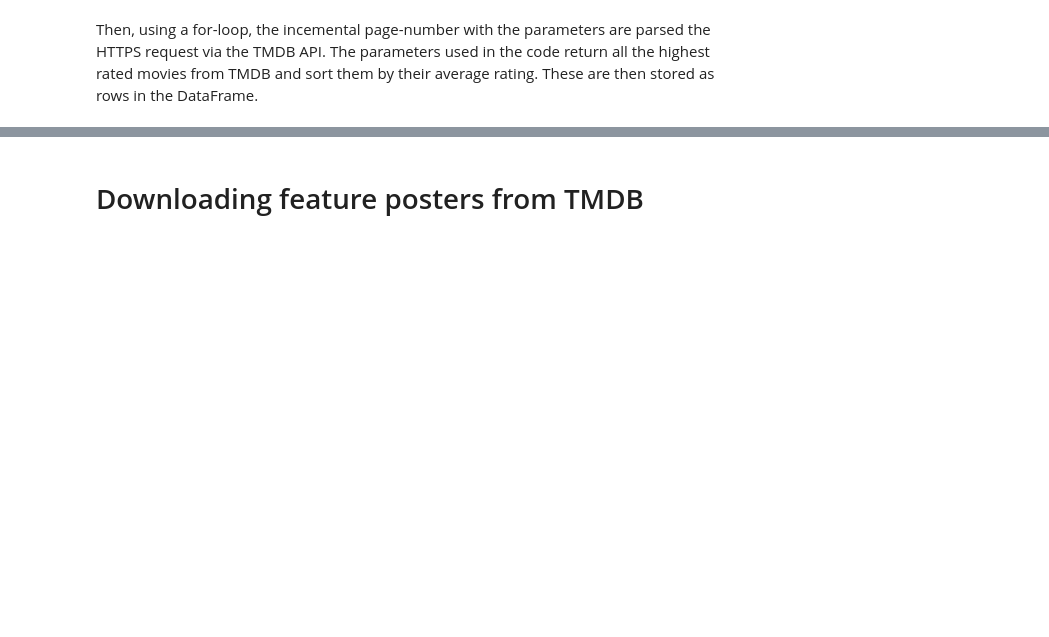
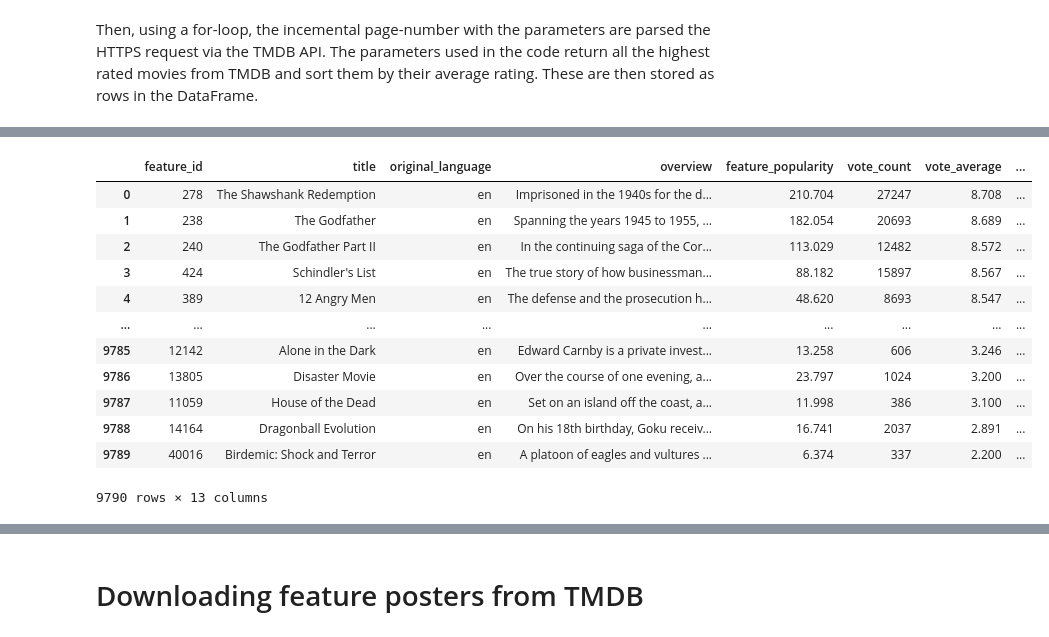
Before and after one commit to AleksandarLukic96/02805_Social_Graphs_and_Interactions, a Jupyter notebook: FINAL_PROJECT/TMDB_webscraper.ipynb, the cells around one changed output, grey strips where cells are left out. Saved outputs shown, nothing was run; the diff lists cells and outputs as text; code cells hidden in the pictures; blank space fills up the shorter version.

```diff
--- a/FINAL_PROJECT/TMDB_webscraper.ipynb
+++ b/FINAL_PROJECT/TMDB_webscraper.ipynb
@@ -63,7 +55,7 @@ TOTAL_PAGES=490
 Using the total number of pages, all features can be extracted incrementally for each page and appended to a pandas DataFrame. The DataFrame can then be saved as a .csv file.
 Initially, the DataFrame is set up as follows:
 # %%
-df = pd.DataFrame()
+features_df = pd.DataFrame()
 # %% [markdown]
 Then, using a for-loop, the incemental page-number with the parameters are parsed the HTTPS request via the TMDB API.
 The parameters used in the code return all the highest rated movies from TMDB and sort them by their average rating.
@@ -81,7 +73,7 @@ for PAGE in progress_bar:
     }
 
     response = requests.get(
-        BASE_URL,
+        BASE_URL_TOP_RATED,
         headers=HEADERS,
         params=params
     )
@@ -96,5 +88,5 @@ for PAGE in progress_bar:
         ]
     )
 
-    df = pd.concat([df, current_df])
+    features_df = pd.concat([features_df, current_df])
 # %% [markdown]
@@ -102,8 +94,27 @@ for PAGE in progress_bar:
 # %%
-clean_df = df.drop_duplicates(subset = "id", keep = "first")
+features_clean_df = features_df.drop_duplicates(subset = "id", keep = "first")
 
-clean_df = clean_df.reset_index()
+features_clean_df = features_clean_df.reset_index()
 
-clean_df = clean_df.drop("index", axis=1)
+features_clean_df = features_clean_df.drop("index", axis=1)
 # %%
-clean_df
+features_clean_df = features_clean_df[[
+    "id",
+    "title",
+    "original_language",
+    "overview",
+    "popularity",
+    "vote_count",
+    "vote_average",
+    "release_date",
+    "genre_ids",
+    "poster_path",
+    "backdrop_path",
+    "adult",
+    "page"
+]]
+
+features_clean_df.rename(columns={
+    "id": "feature_id",
+    "popularity": "feature_popularity"
+}, inplace=True)
@@ -123,0 +121,16 @@ clean_df
+# %%
+features_clean_df
+# %% [output]
+|  | feature_id | title | original_language | overview | feature_popularity | vote_count | vote_average | ... |
+| 0 | 278 | The Shawshank Redemption | en | Imprisoned in the 1940s for the d... | 210.704 | 27247 | 8.708 | ... |
+| 1 | 238 | The Godfather | en | Spanning the years 1945 to 1955, ... | 182.054 | 20693 | 8.689 | ... |
+| 2 | 240 | The Godfather Part II | en | In the continuing saga of the Cor... | 113.029 | 12482 | 8.572 | ... |
+| 3 | 424 | Schindler's List | en | The true story of how businessman... | 88.182 | 15897 | 8.567 | ... |
+| 4 | 389 | 12 Angry Men | en | The defense and the prosecution h... | 48.620 | 8693 | 8.547 | ... |
+| ... | ... | ... | ... | ... | ... | ... | ... | ... |
+| 9785 | 12142 | Alone in the Dark | en | Edward Carnby is a private invest... | 13.258 | 606 | 3.246 | ... |
+| 9786 | 13805 | Disaster Movie | en | Over the course of one evening, a... | 23.797 | 1024 | 3.200 | ... |
+| 9787 | 11059 | House of the Dead | en | Set on an island off the coast, a... | 11.998 | 386 | 3.100 | ... |
+| 9788 | 14164 | Dragonball Evolution | en | On his 18th birthday, Goku receiv... | 16.741 | 2037 | 2.891 | ... |
+| 9789 | 40016 | Birdemic: Shock and Terror | en | A platoon of eagles and vultures ... | 6.374 | 337 | 2.200 | ... |
+9790 rows × 13 columns
```
Also changed, not shown: parts of 39 cells of this notebook, 1 other file.
